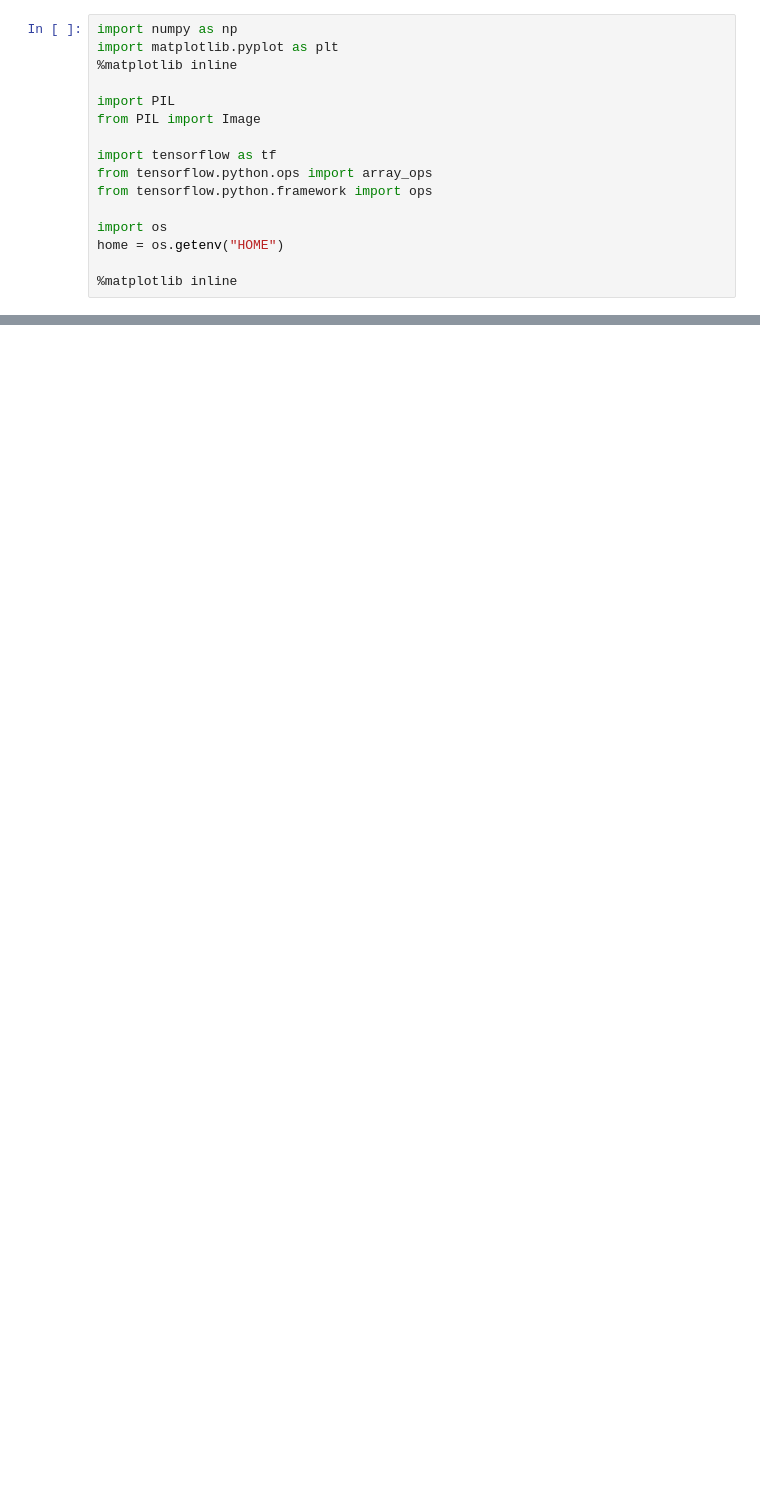
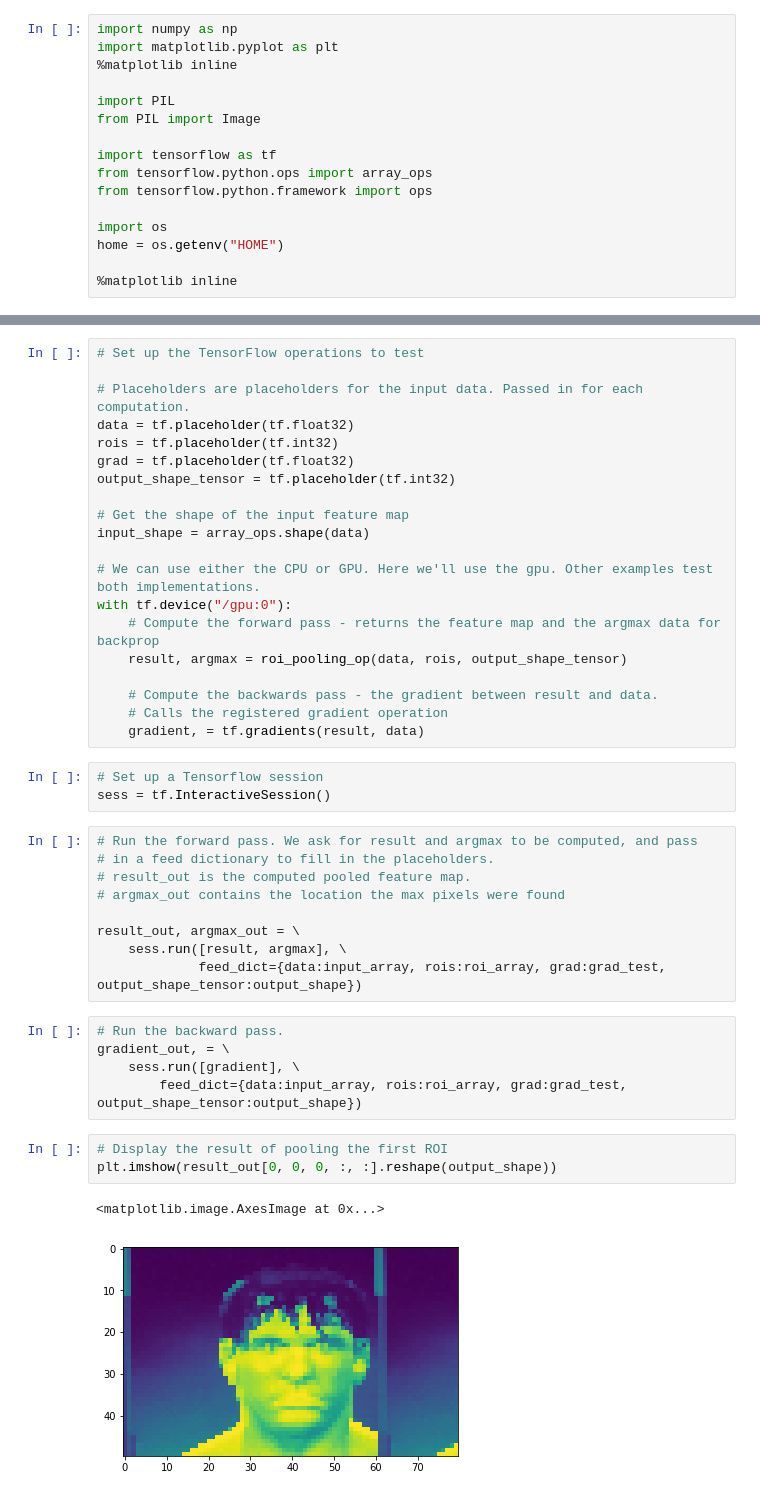
Before and after one commit to SamyMe/tensorflow-fast-rcnn, a Jupyter notebook: notebook/Untitled.ipynb, the cells around one changed output, grey strips where cells are left out. Cells and saved outputs as stored; diff of their text form; blank space fills up the shorter version.

```diff
--- a/notebook/Untitled.ipynb
+++ b/notebook/Untitled.ipynb
@@ -31,0 +87,43 @@ NotFoundError: ../lib/layers/roi_pooling_op_grad.so: undefined symbol: _ZN10tens
+# %%
+# Set up the TensorFlow operations to test
+
+# Placeholders are placeholders for the input data. Passed in for each computation.
+data = tf.placeholder(tf.float32)
+rois = tf.placeholder(tf.int32)
+grad = tf.placeholder(tf.float32)
+output_shape_tensor = tf.placeholder(tf.int32)
+
+# Get the shape of the input feature map
+input_shape = array_ops.shape(data)
+
+# We can use either the CPU or GPU. Here we'll use the gpu. Other examples test both implementations.
+with tf.device("/gpu:0"):
+    # Compute the forward pass - returns the feature map and the argmax data for backprop
+    result, argmax = roi_pooling_op(data, rois, output_shape_tensor)
+
+    # Compute the backwards pass - the gradient between result and data.
+    # Calls the registered gradient operation
+    gradient, = tf.gradients(result, data)
+# %%
+# Set up a Tensorflow session
+sess = tf.InteractiveSession()
+# %%
+# Run the forward pass. We ask for result and argmax to be computed, and pass
+# in a feed dictionary to fill in the placeholders.
+# result_out is the computed pooled feature map.
+# argmax_out contains the location the max pixels were found
+
+result_out, argmax_out = \
+    sess.run([result, argmax], \
+             feed_dict={data:input_array, rois:roi_array, grad:grad_test, output_shape_tensor:output_shape})
+# %%
+# Run the backward pass.
+gradient_out, = \
+    sess.run([gradient], \
+        feed_dict={data:input_array, rois:roi_array, grad:grad_test, output_shape_tensor:output_shape})
+# %%
+# Display the result of pooling the first ROI
+plt.imshow(result_out[0, 0, 0, :, :].reshape(output_shape))
+# %% [output]
+<matplotlib.image.AxesImage at 0x...>
+[figure, added]
```
Also changed, not shown: parts of 9 cells of this notebook, 2 other files.
